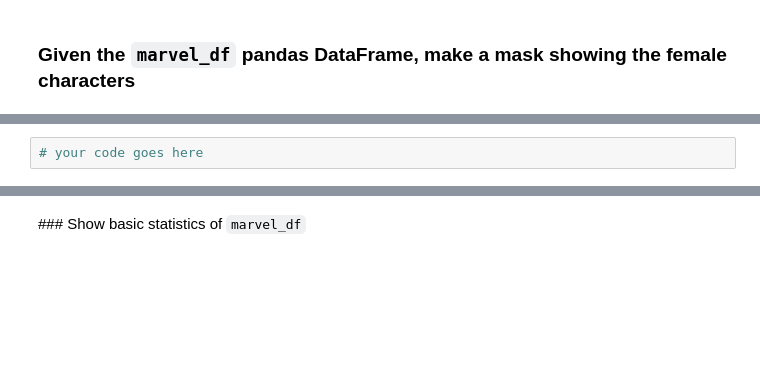
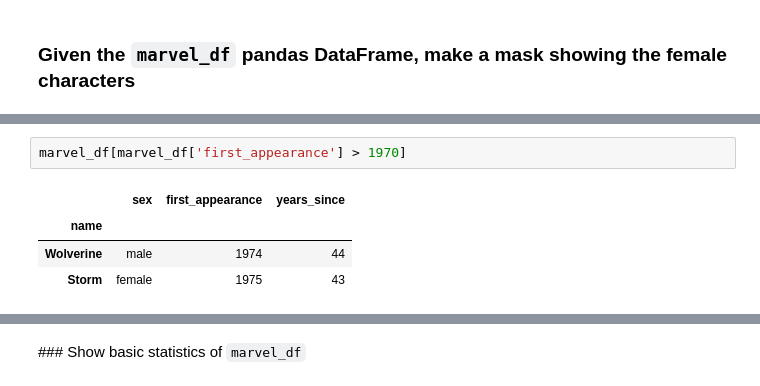
Before and after one commit to TshepoKubeka/freecodecamp-intro-to-pandas, a Jupyter notebook: 4 - Pandas DataFrames exercises.ipynb, the cells around one changed output, grey strips where cells are left out. Saved outputs shown, nothing was run; the diff lists cells and outputs as text; blank space fills up the shorter version.

```diff
--- a/4 - Pandas DataFrames exercises.ipynb
+++ b/4 - Pandas DataFrames exercises.ipynb
@@ -531,8 +626,13 @@ marvel_df[mask]
 ![green-divider](https://user-images.githubusercontent.com/7065401/52071924-c003ad80-2562-11e9-8297-1c6595f8a7ff.png)
 
 ### Given the `marvel_df` pandas DataFrame, get the characters with `first_appearance` after 1970
-# %%
-# your code goes here
+# %%
+marvel_df[marvel_df['first_appearance'] > 1970]
+# %% [output]
+|  | sex | first_appearance | years_since |
+| name |  |  |  |
+| Wolverine | male | 1974 | 44 |
+| Storm | female | 1975 | 43 |
 # %%
 mask = marvel_df['first_appearance'] > 1970
 
```
Also changed, not shown: parts of 11 cells of this notebook.
